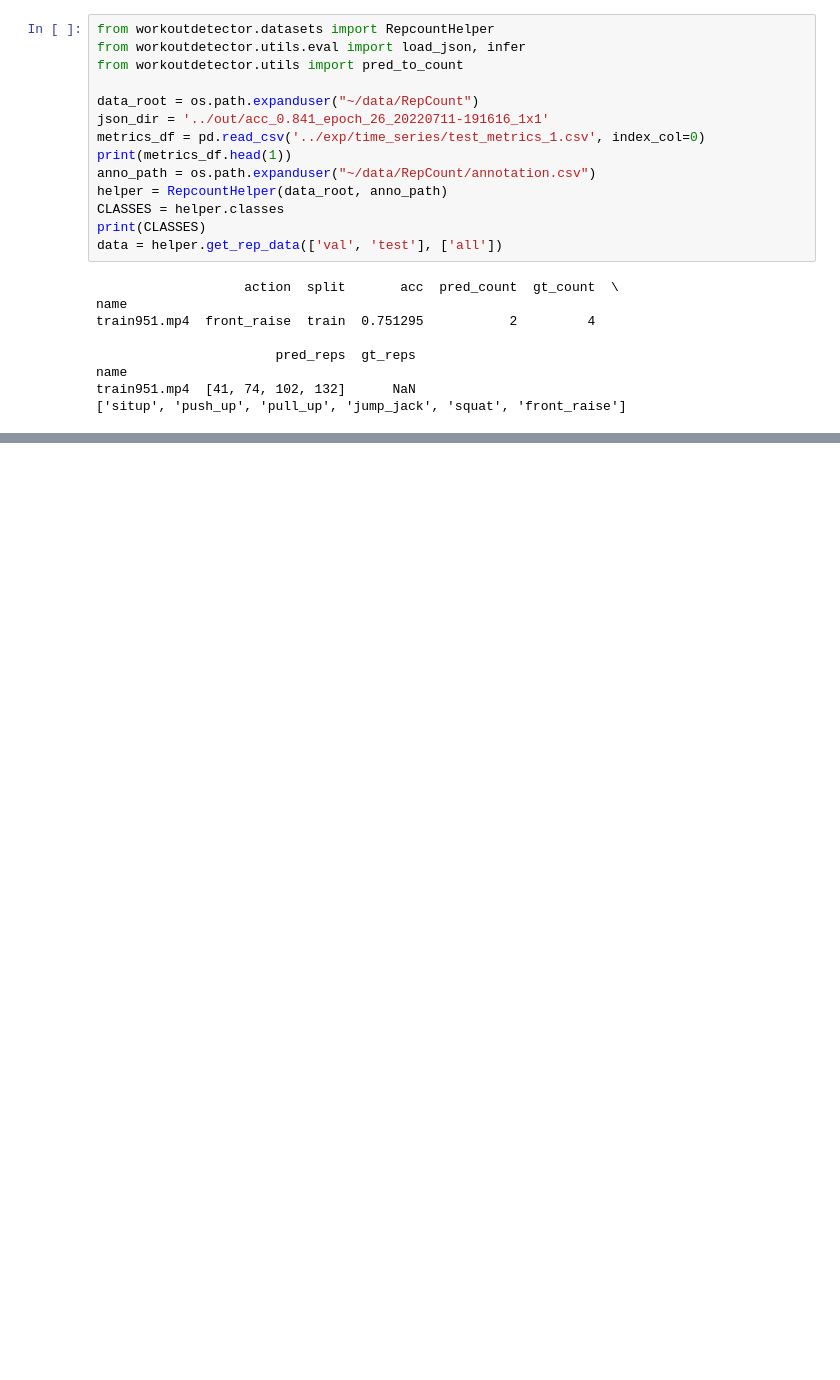
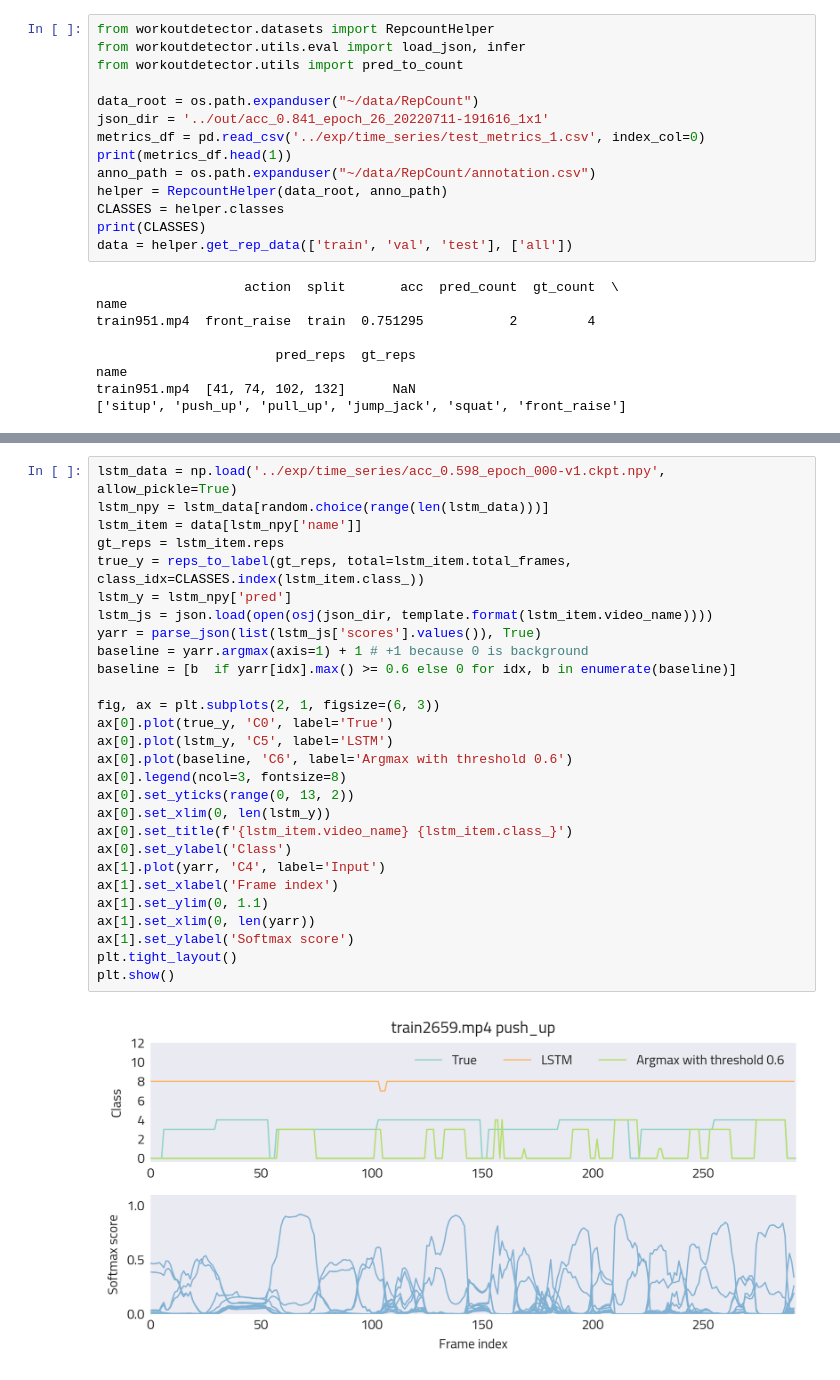
Before and after one commit to iucario/WorkoutDetector, a Jupyter notebook: notebooks/hmm.ipynb, the cells around one changed output, grey strips where cells are left out. Saved outputs shown, nothing was run; the diff lists cells and outputs as text; blank space fills up the shorter version.

```diff
--- a/notebooks/hmm.ipynb
+++ b/notebooks/hmm.ipynb
@@ -277,7 +281,7 @@ anno_path = os.path.expanduser("~/data/RepCount/annotation.csv")
 helper = RepcountHelper(data_root, anno_path)
 CLASSES = helper.classes
 print(CLASSES)
-data = helper.get_rep_data(['val', 'test'], ['all'])
+data = helper.get_rep_data(['train', 'val', 'test'], ['all'])
 # %% [output]
                    action  split       acc  pred_count  gt_count  \
 name
@@ -307,3 +311,33 @@ gt 9 LSTM 8 Baseline 4
+# %%
+lstm_data = np.load('../exp/time_series/acc_0.598_epoch_000-v1.ckpt.npy', allow_pickle=True)
+lstm_npy = lstm_data[random.choice(range(len(lstm_data)))]
+lstm_item = data[lstm_npy['name']]
+gt_reps = lstm_item.reps
+true_y = reps_to_label(gt_reps, total=lstm_item.total_frames, class_idx=CLASSES.index(lstm_item.class_))
+lstm_y = lstm_npy['pred']
+lstm_js = json.load(open(osj(json_dir, template.format(lstm_item.video_name))))
+yarr = parse_json(list(lstm_js['scores'].values()), True)
+baseline = yarr.argmax(axis=1) + 1 # +1 because 0 is background
+baseline = [b  if yarr[idx].max() >= 0.6 else 0 for idx, b in enumerate(baseline)]
+
+fig, ax = plt.subplots(2, 1, figsize=(6, 3))
+ax[0].plot(true_y, 'C0', label='True')
+ax[0].plot(lstm_y, 'C5', label='LSTM')
+ax[0].plot(baseline, 'C6', label='Argmax with threshold 0.6')
+ax[0].legend(ncol=3, fontsize=8)
+ax[0].set_yticks(range(0, 13, 2))
+ax[0].set_xlim(0, len(lstm_y))
+ax[0].set_title(f'{lstm_item.video_name} {lstm_item.class_}')
+ax[0].set_ylabel('Class')
+ax[1].plot(yarr, 'C4', label='Input')
+ax[1].set_xlabel('Frame index')
+ax[1].set_ylim(0, 1.1)
+ax[1].set_xlim(0, len(yarr))
+ax[1].set_ylabel('Softmax score')
+plt.tight_layout()
+plt.show()
+# %% [output]
+[figure, added]
 # %%
 def save_all_lstm_plot(csv_path: str, out_dir: str) -> None:
     os.makedirs(out_dir, exist_ok=True)
```
Also changed, not shown: parts of 9 cells of this notebook, 5 other files.
